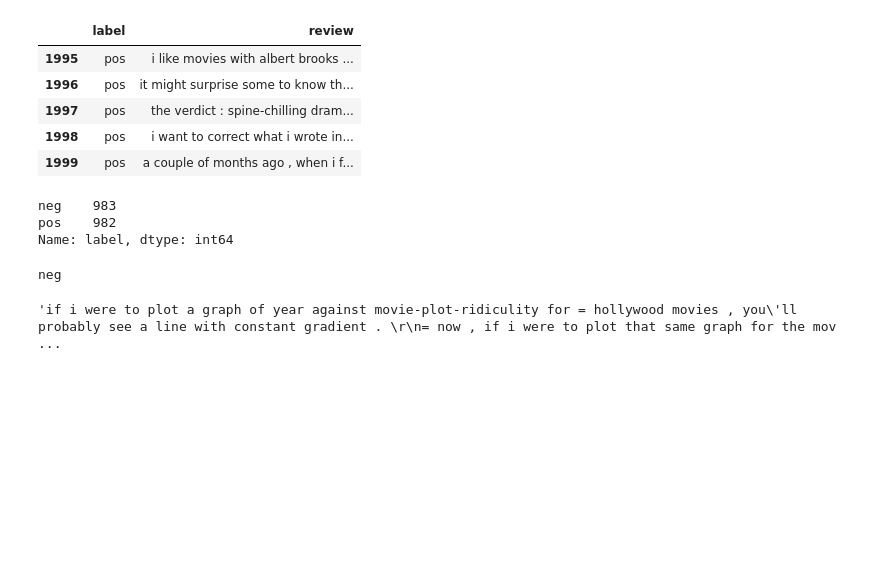
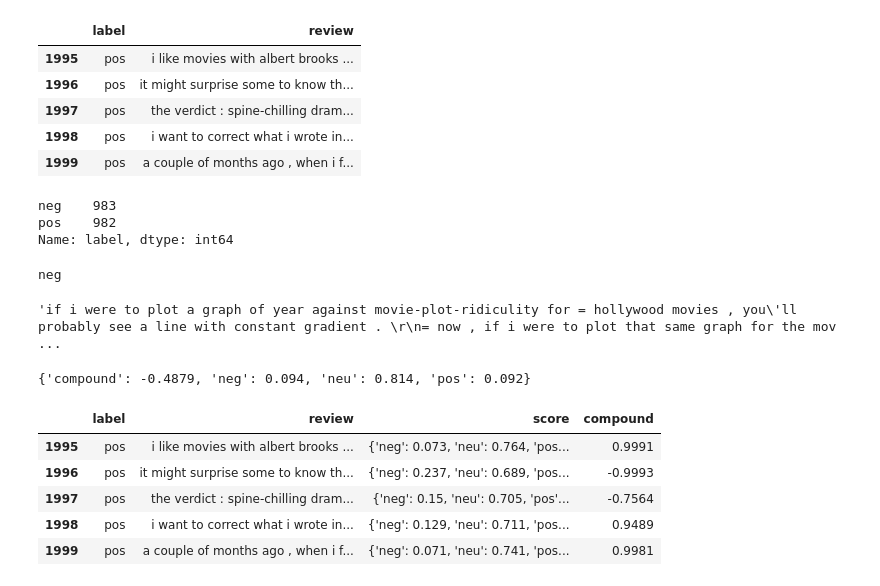
Before and after one commit to mralamdari/NLP-Sentiment-Analysis, a Jupyter notebook: NLP_Semantiment_Analysis.ipynb, the cells around one changed output. Cells and saved outputs as stored; diff of their text form; code cells hidden in the pictures; blank space fills up the shorter version.

```diff
--- a/NLP_Semantiment_Analysis.ipynb
+++ b/NLP_Semantiment_Analysis.ipynb
@@ -437,0 +442,4 @@ neg
+# %%
+sid.polarity_scores(text.review)
+# %% [output]
+{'compound': -0.4879, 'neg': 0.094, 'neu': 0.814, 'pos': 0.092}
@@ -437,0 +450,9 @@ neg
+# %%
+df.tail()
+# %% [output]
+|  | label | review | score | compound |
+| 1995 | pos | i like movies with albert brooks ... | {'neg': 0.073, 'neu': 0.764, 'pos... | 0.9991 |
+| 1996 | pos | it might surprise some to know th... | {'neg': 0.237, 'neu': 0.689, 'pos... | -0.9993 |
+| 1997 | pos | the verdict : spine-chilling dram... | {'neg': 0.15, 'neu': 0.705, 'pos'... | -0.7564 |
+| 1998 | pos | i want to correct what i wrote in... | {'neg': 0.129, 'neu': 0.711, 'pos... | 0.9489 |
+| 1999 | pos | a couple of months ago , when i f... | {'neg': 0.071, 'neu': 0.741, 'pos... | 0.9981 |
```
Also changed, not shown: parts of 10 cells of this notebook.
